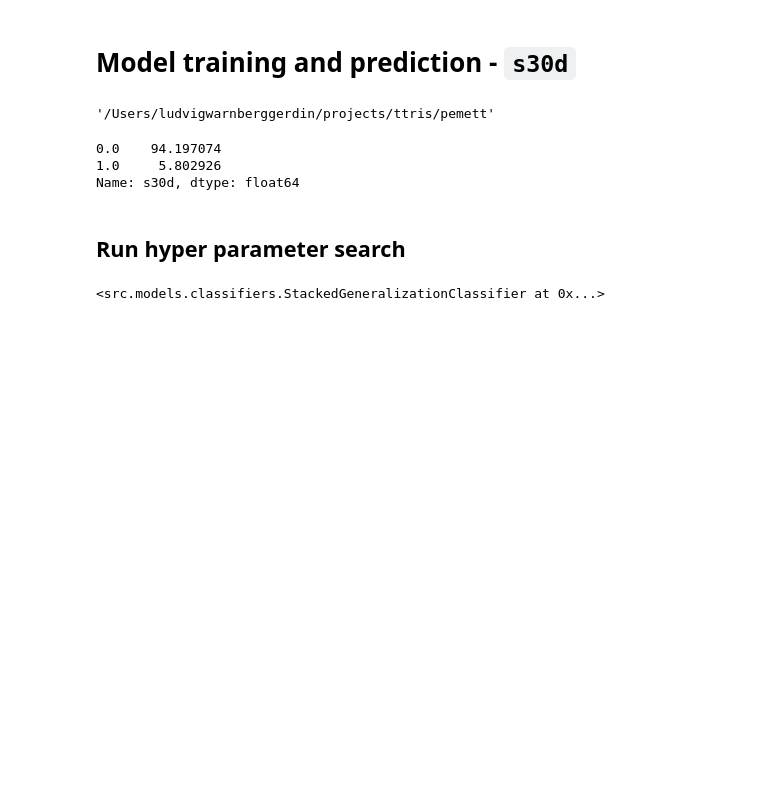
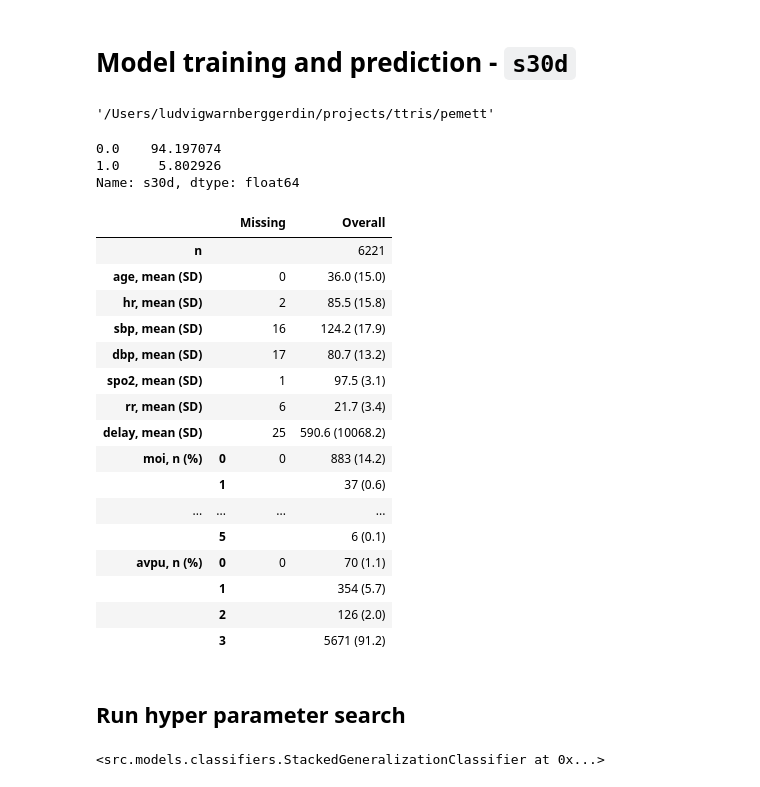
Before and after one commit to itslwg/pemett, a Jupyter notebook: notebooks/2.0-s30d-model-training.ipynb, the cells around one changed output. Saved outputs shown, nothing was run; the diff lists cells and outputs as text; code cells hidden in the pictures; blank space fills up the shorter version.

Commit message:
Add tableone

```diff
--- a/notebooks/2.0-s30d-model-training.ipynb
+++ b/notebooks/2.0-s30d-model-training.ipynb
@@ -32,3 +34,25 @@ cat_features = list(X_train.loc[:, ~X_train.columns.isin(cont_features)].columns
+# %%
+mytable = TableOne(X_train, cont_features + cat_features, cat_features)
+# %%
+mytable
+# %% [output]
+|  |  | Missing | Overall |
+| n |  |  | 6221 |
+| age, mean (SD) |  | 0 | 36.0 (15.0) |
+| hr, mean (SD) |  | 2 | 85.5 (15.8) |
+| sbp, mean (SD) |  | 16 | 124.2 (17.9) |
+| dbp, mean (SD) |  | 17 | 80.7 (13.2) |
+| spo2, mean (SD) |  | 1 | 97.5 (3.1) |
+| rr, mean (SD) |  | 6 | 21.7 (3.4) |
+| delay, mean (SD) |  | 25 | 590.6 (10068.2) |
+| moi, n (%) | 0 | 0 | 883 (14.2) |
+|  | 1 |  | 37 (0.6) |
+| ... | ... | ... | ... |
+|  | 5 |  | 6 (0.1) |
+| avpu, n (%) | 0 | 0 | 70 (1.1) |
+|  | 1 |  | 354 (5.7) |
+|  | 2 |  | 126 (2.0) |
+|  | 3 |  | 5671 (91.2) |
 # %% [markdown]
 ## Run hyper parameter search
 # %%
```
Also changed, not shown: parts of 1 cell of this notebook, 2 other files.
